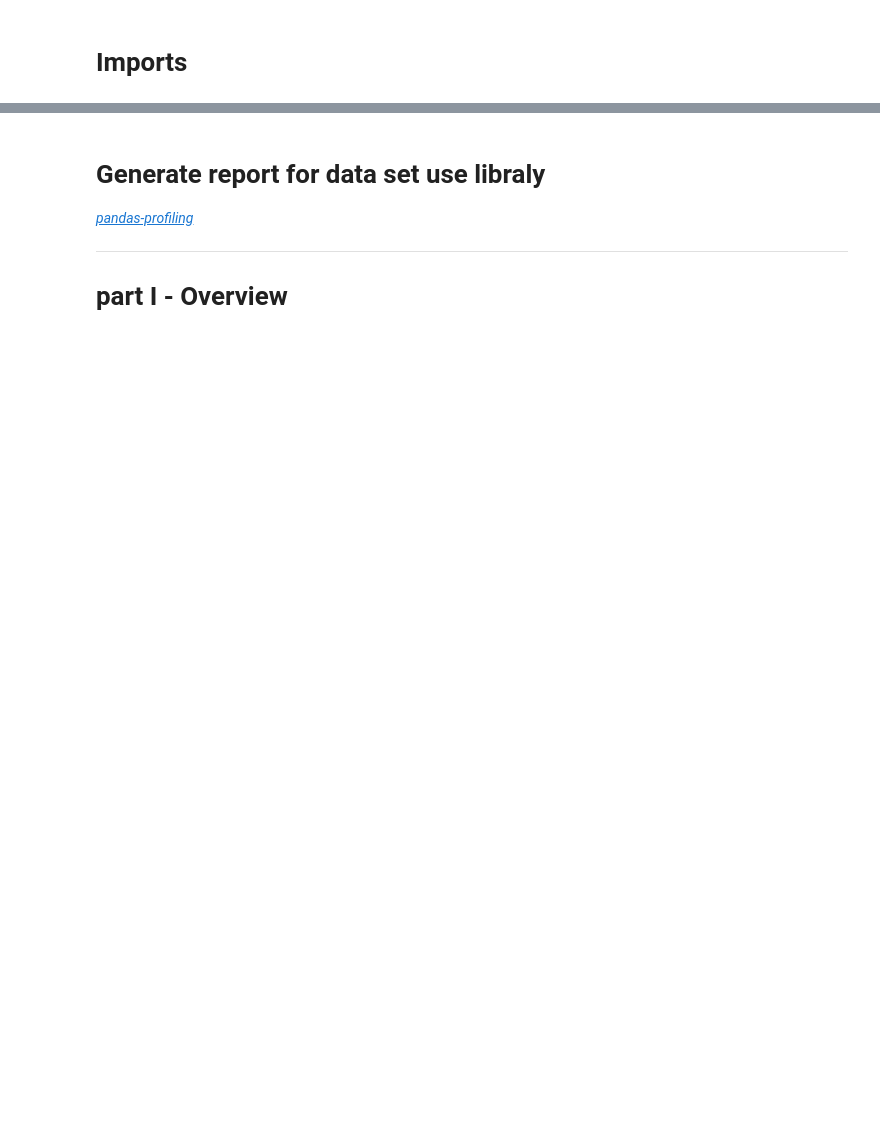
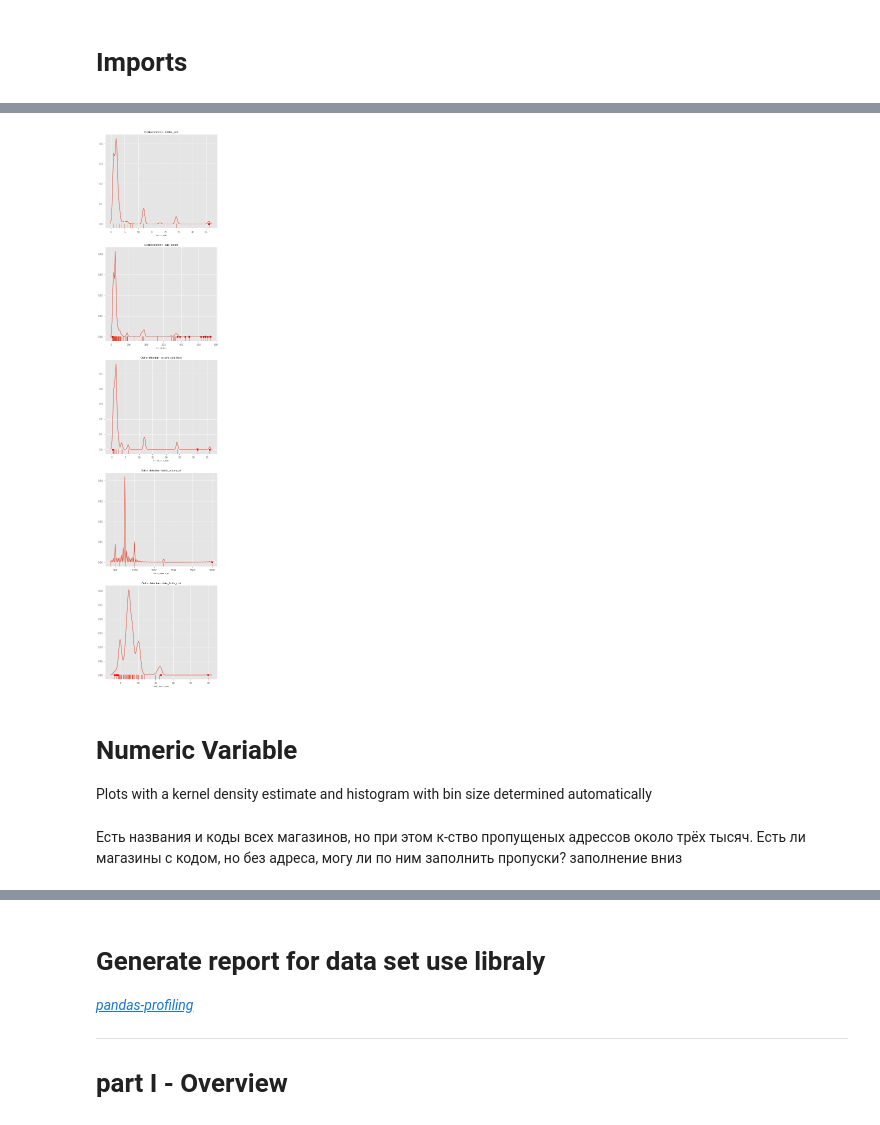
Before and after one commit to nshovkun/GoogleBigQueqy, a Jupyter notebook: start_eda.ipynb, the cells around one changed output, grey strips where cells are left out. Saved outputs shown, nothing was run; the diff lists cells and outputs as text; code cells hidden in the pictures; blank space fills up the shorter version.

Commit message:
[UPD] charge register column. detect  and visualization outliers.

```diff
--- a/start_eda.ipynb
+++ b/start_eda.ipynb
@@ -100,7 +50,13 @@ logger.addHandler(logging.StreamHandler())
 # %%
 # initial project
-project_id='bionic-tracer-254818'
+project_id_3='bionic-tracer-254818'
+project_id_2='sqlbig'
+project_id='sotf-265920'
 # %%
 # get credentianls and Authenticating with a Service Account
 credentials = service_account.Credentials.from_service_account_file(
+    'sotf-265920-2def50409aef.json')
+credentials_2 = service_account.Credentials.from_service_account_file(
+    'sqlbig-aa81296ac0f5.json')
+credentials_3 = service_account.Credentials.from_service_account_file(
     'bionic-tracer-254818-38d6dd6ee2db.json')
@@ -150,0 +96,10 @@ df_iq_retail.head()
+# %%
+# приведение к одному регистру
+df_iq_retail['county'] = df_iq_retail['county'].str.lower()
+df_iq_retail['address'] = df_iq_retail['address'].str.lower()
+df_iq_retail['city'] = df_iq_retail['city'].str.lower()
+df_iq_retail['category_name'] = df_iq_retail['category_name'].str.lower()
+df_iq_retail['vendor_name'] = df_iq_retail['vendor_name'].str.lower()
+df_iq_retail['item_description'] = df_iq_retail['item_description'].str.lower()
+df_iq_retail['store_name'] = df_iq_retail['store_name'].str.lower()
+df_iq_retail['store_name'] = df_iq_retail['store_name'].str.lower()
@@ -150,0 +124,30 @@ df_iq_retail.head()
+# %%
+%matplotlib inline
+matplotlib.style.use('ggplot')
+# %%
+# Percentile based outlier removal
+def percentile_based_outlier(data, threshold=95):
+    diff = (100 - threshold) / 2.0
+    minval, maxval = np.percentile(data, [diff, 100 - diff])
+    return (data < minval) | (data > maxval)
+
+
+col_names = ['bottles_sold','sale_dollars', 'volume_sold_liters', 'bottle_volume_ml', 'state_bottle_cost']
+
+fig, ax = plt.subplots(len(col_names), figsize=(8,40))
+
+for i, col_val in enumerate(col_names):
+    x = df_iq_retail[col_val][:1000]
+    sns.distplot(x, ax=ax[i], rug=True, hist=False)
+    outliers = x[percentile_based_outlier(x)]
+    ax[i].plot(outliers, np.zeros_like(outliers), 'ro', clip_on=False)
+
+    ax[i].set_title('Outlier detection - '+col_val, fontsize=10)
+    ax[i].set_xlabel(col_val, fontsize=8)
+
+plt.show()
+# %% [output]
+[figure, added]
+# %% [markdown]
+# Numeric Variable
+Plots with a kernel density estimate and histogram with bin size determined automatically
@@ -150,0 +174,3 @@ df_iq_retail.head()
+# %% [markdown]
+Есть названия и коды всех магазинов, но при этом к-ство пропущеных адрессов около трёх тысяч. Есть ли магазины с кодом, но без адреса, могу ли по ним заполнить пропуски?
+заполнение вниз
```
Also changed, not shown: parts of 43 cells of this notebook.
